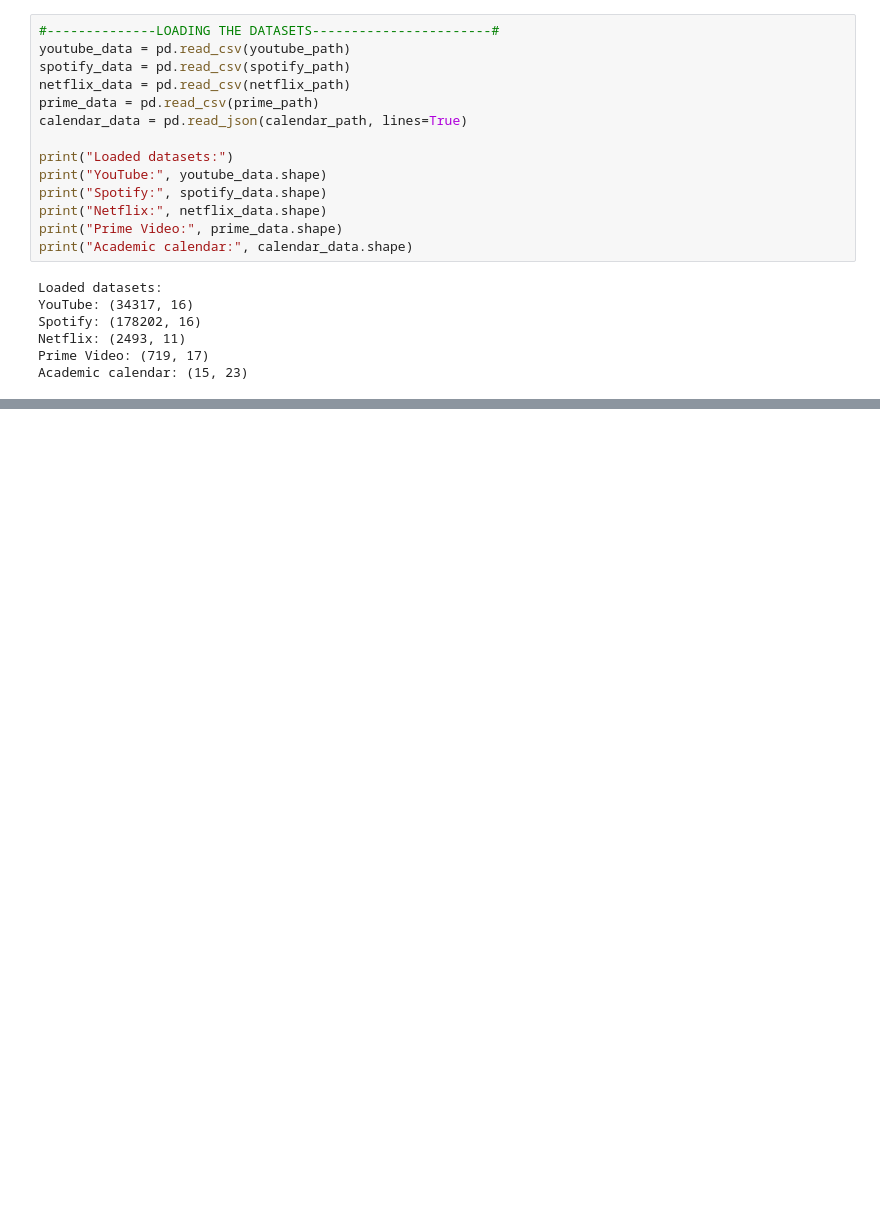
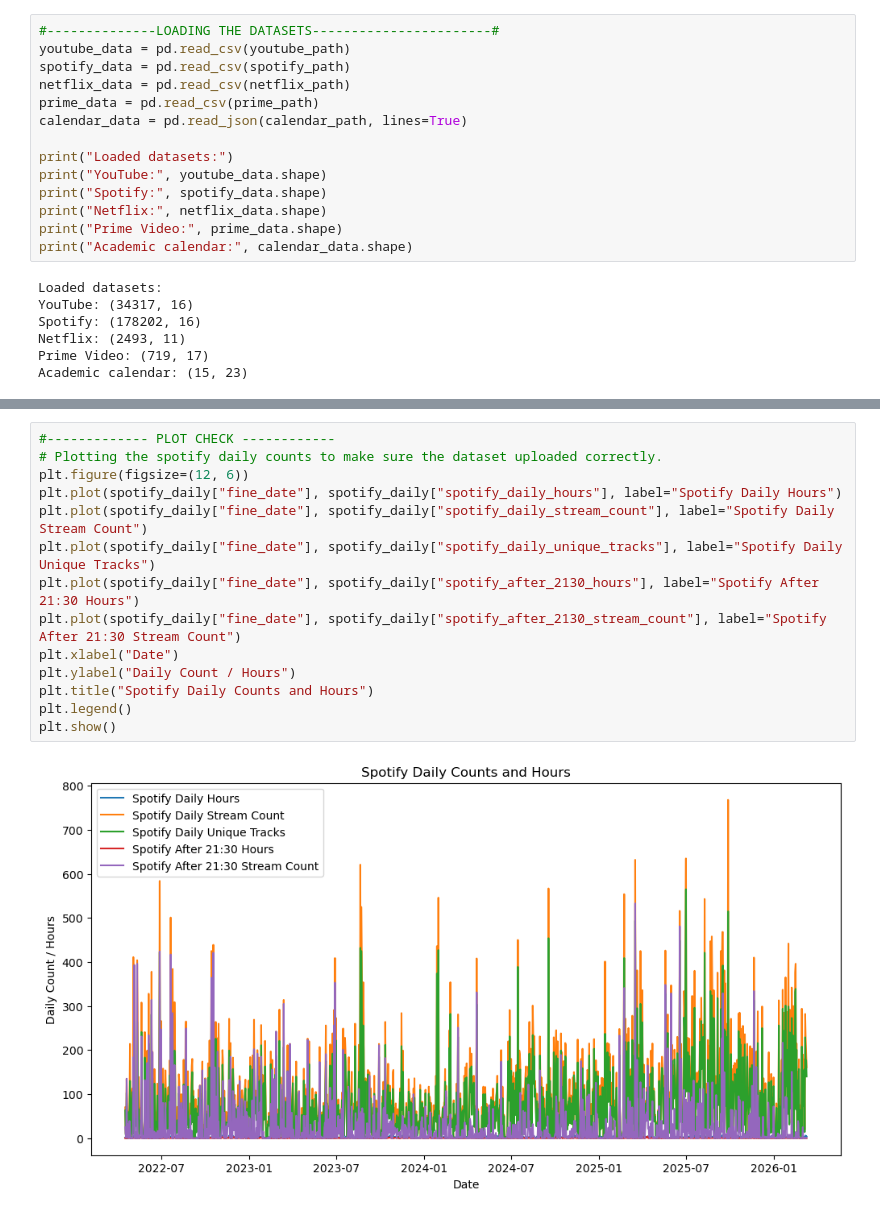
Before and after one commit to omerkaraca-fire/DSA210_TermProject, a Jupyter notebook: MachineLearning/machinelearning.ipynb, the cells around one changed output, grey strips where cells are left out. Drawn from its saved outputs; the diff is of its cells as text; blank space fills up the shorter version.

```diff
--- a/MachineLearning/machinelearning.ipynb
+++ b/MachineLearning/machinelearning.ipynb
@@ -182,0 +421,16 @@ Number of dates: 1424
+# %%
+#------------- PLOT CHECK ------------
+# Plotting the spotify daily counts to make sure the dataset uploaded correctly.
+plt.figure(figsize=(12, 6))
+plt.plot(spotify_daily["fine_date"], spotify_daily["spotify_daily_hours"], label="Spotify Daily Hours")
+plt.plot(spotify_daily["fine_date"], spotify_daily["spotify_daily_stream_count"], label="Spotify Daily Stream Count")
+plt.plot(spotify_daily["fine_date"], spotify_daily["spotify_daily_unique_tracks"], label="Spotify Daily Unique Tracks")
+plt.plot(spotify_daily["fine_date"], spotify_daily["spotify_after_2130_hours"], label="Spotify After 21:30 Hours")
+plt.plot(spotify_daily["fine_date"], spotify_daily["spotify_after_2130_stream_count"], label="Spotify After 21:30 Stream Count")
+plt.xlabel("Date")
+plt.ylabel("Daily Count / Hours")
+plt.title("Spotify Daily Counts and Hours")
+plt.legend()
+plt.show()
+# %% [output]
+[figure, added]
```
Also changed, not shown: parts of 14 cells of this notebook.
